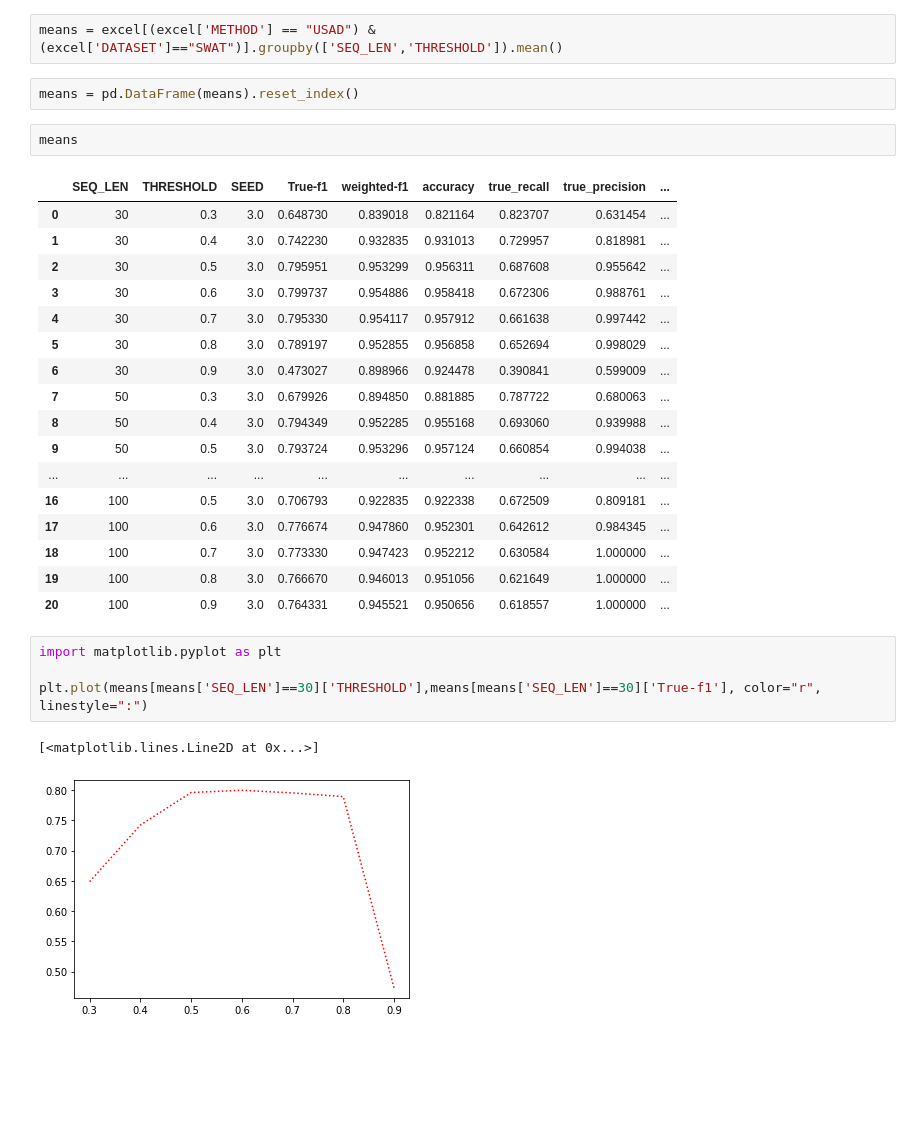
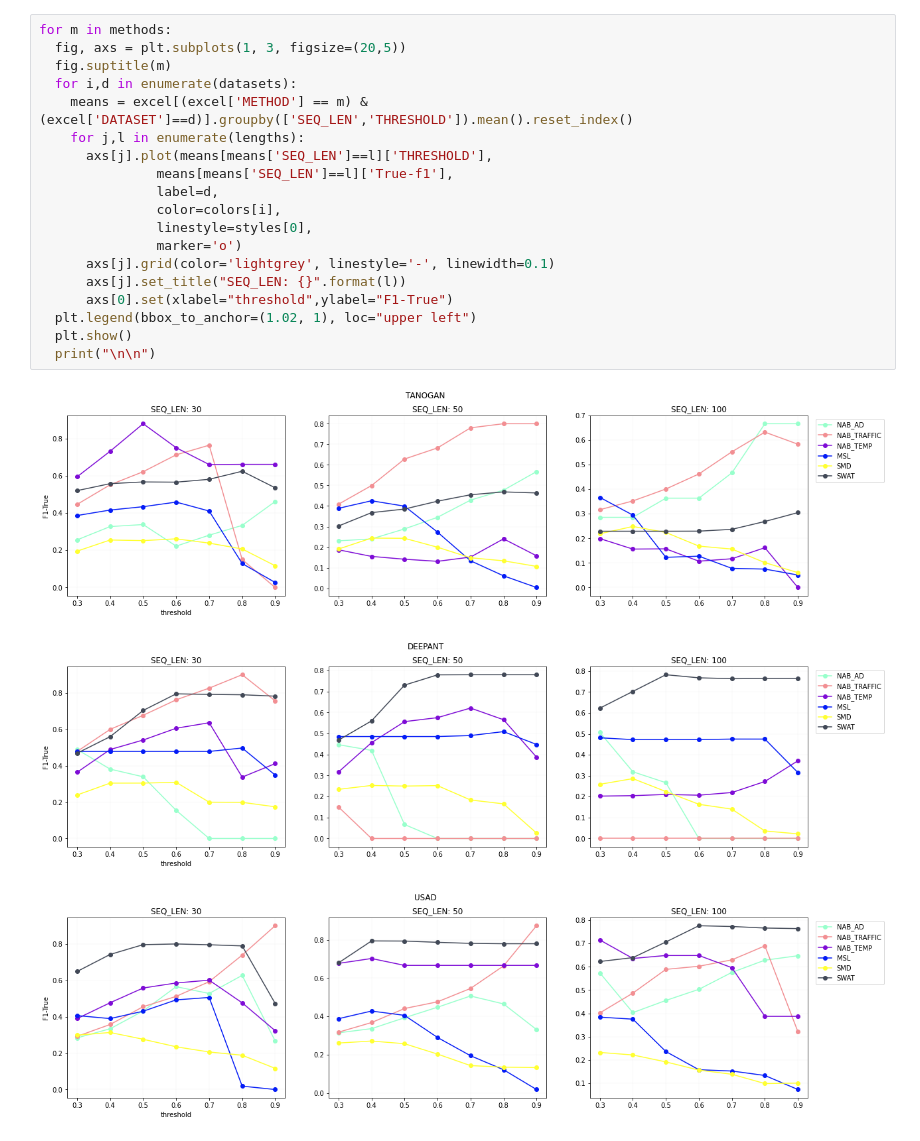
Before and after one commit to antonioalbanese/Time-Series-Anomaly-Detection-An-experimental-survey, a Jupyter notebook: results_visualization.ipynb, the cells around one changed output. Cells and saved outputs as stored; diff of their text form; blank space fills up the shorter version.

```diff
--- a/results_visualization.ipynb
+++ b/results_visualization.ipynb
@@ -7,34 +8,26 @@ excel = pd.read_excel("ris.xlsx")
 excel.columns = ['SEED', 'SEQ_LEN', 'DATASET', 'METHOD', 'THRESHOLD', 'True-f1',
        'weighted-f1', 'accuracy', 'true_recall', 'true_precision',
        'weighted_recall', 'weighted_precision', 'epoch_time']
-# %%
-means = excel[(excel['METHOD'] == "USAD") & (excel['DATASET']=="SWAT")].groupby(['SEQ_LEN','THRESHOLD']).mean()
-# %%
-means = pd.DataFrame(means).reset_index()
-# %%
-means
-# %% [output]
-|  | SEQ_LEN | THRESHOLD | SEED | True-f1 | weighted-f1 | accuracy | true_recall | true_precision | ... |
-| 0 | 30 | 0.3 | 3.0 | 0.648730 | 0.839018 | 0.821164 | 0.823707 | 0.631454 | ... |
-| 1 | 30 | 0.4 | 3.0 | 0.742230 | 0.932835 | 0.931013 | 0.729957 | 0.818981 | ... |
-| 2 | 30 | 0.5 | 3.0 | 0.795951 | 0.953299 | 0.956311 | 0.687608 | 0.955642 | ... |
-| 3 | 30 | 0.6 | 3.0 | 0.799737 | 0.954886 | 0.958418 | 0.672306 | 0.988761 | ... |
-| 4 | 30 | 0.7 | 3.0 | 0.795330 | 0.954117 | 0.957912 | 0.661638 | 0.997442 | ... |
-| 5 | 30 | 0.8 | 3.0 | 0.789197 | 0.952855 | 0.956858 | 0.652694 | 0.998029 | ... |
-| 6 | 30 | 0.9 | 3.0 | 0.473027 | 0.898966 | 0.924478 | 0.390841 | 0.599009 | ... |
-| 7 | 50 | 0.3 | 3.0 | 0.679926 | 0.894850 | 0.881885 | 0.787722 | 0.680063 | ... |
-| 8 | 50 | 0.4 | 3.0 | 0.794349 | 0.952285 | 0.955168 | 0.693060 | 0.939988 | ... |
-| 9 | 50 | 0.5 | 3.0 | 0.793724 | 0.953296 | 0.957124 | 0.660854 | 0.994038 | ... |
-| ... | ... | ... | ... | ... | ... | ... | ... | ... | ... |
-| 16 | 100 | 0.5 | 3.0 | 0.706793 | 0.922835 | 0.922338 | 0.672509 | 0.809181 | ... |
-| 17 | 100 | 0.6 | 3.0 | 0.776674 | 0.947860 | 0.952301 | 0.642612 | 0.984345 | ... |
-| 18 | 100 | 0.7 | 3.0 | 0.773330 | 0.947423 | 0.952212 | 0.630584 | 1.000000 | ... |
-| 19 | 100 | 0.8 | 3.0 | 0.766670 | 0.946013 | 0.951056 | 0.621649 | 1.000000 | ... |
-| 20 | 100 | 0.9 | 3.0 | 0.764331 | 0.945521 | 0.950656 | 0.618557 | 1.000000 | ... |
-# %%
-import matplotlib.pyplot as plt
-
-plt.plot(means[means['SEQ_LEN']==30]['THRESHOLD'],means[means['SEQ_LEN']==30]['True-f1'], color="r", linestyle=":")
-# %% [output]
-[<matplotlib.lines.Line2D at 0x...>]
-[figure, removed]
+# %%
+for m in methods:
+  fig, axs = plt.subplots(1, 3, figsize=(20,5))
+  fig.suptitle(m)
+  for i,d in enumerate(datasets):
+    means = excel[(excel['METHOD'] == m) & (excel['DATASET']==d)].groupby(['SEQ_LEN','THRESHOLD']).mean().reset_index()
+    for j,l in enumerate(lengths):
+      axs[j].plot(means[means['SEQ_LEN']==l]['THRESHOLD'],
+               means[means['SEQ_LEN']==l]['True-f1'],
+               label=d,
+               color=colors[i],
+               linestyle=styles[0],
+               marker='o')
+      axs[j].grid(color='lightgrey', linestyle='-', linewidth=0.1)
+      axs[j].set_title("SEQ_LEN: {}".format(l))
+      axs[0].set(xlabel="threshold",ylabel="F1-True")
+  plt.legend(bbox_to_anchor=(1.02, 1), loc="upper left")
+  plt.show()
+  print("\n\n")
+# %% [output]
+[figure, added]
+[figure, added]
+[figure, added]
```
Also changed, not shown: parts of 6 cells of this notebook.
